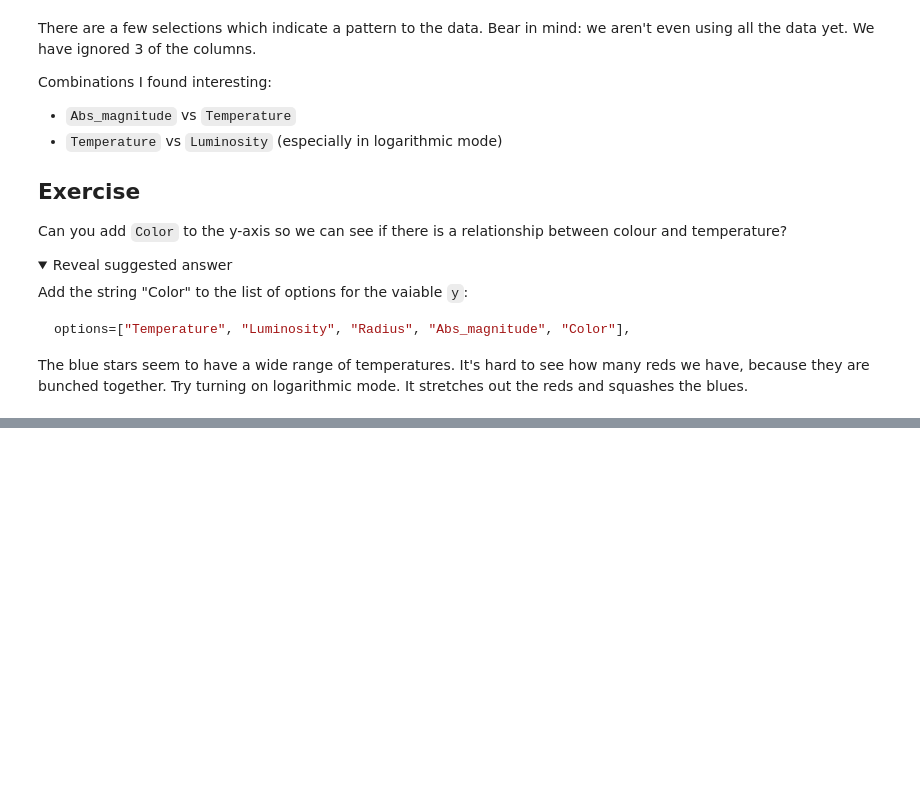
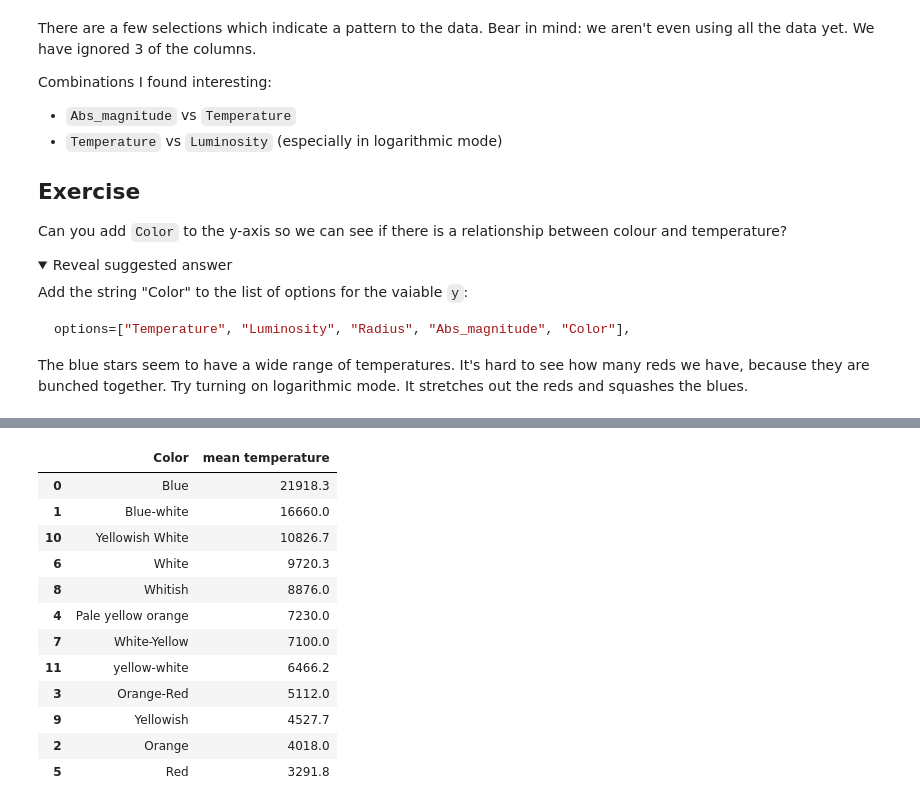
Before and after one commit to jenny4567/intro-to-data-analysis, a Jupyter notebook: stats_bites01/notebooks/02_describe_the_stars.ipynb, the cells around one changed output, grey strips where cells are left out. Drawn from its saved outputs; the diff is of its cells as text; code cells hidden in the pictures; folded sections open; blank space fills up the shorter version.

```diff
--- a/stats_bites01/notebooks/02_describe_the_stars.ipynb
+++ b/stats_bites01/notebooks/02_describe_the_stars.ipynb
@@ -87,0 +115,26 @@ The blue stars seem to have a wide range of temperatures. It's hard to see how m
+# %%
+# mean_data = {}
+
+# for color in list(set(list(stars['Color']))):
+#     data = stars.loc[stars['Color'] == color]
+#     temps = list(data['Temperature'])
+#     mean_data[color] = round(sum(temps) / len(temps), 1)
+
+# mean_data_df = pd.DataFrame(mean_data.items(), columns=['Color', 'Mean Temperature'])
+# mean_data_df.sort_values('Mean Temperature', ascending=False)
+
+stars.groupby("Color")["Temperature"].mean().reset_index(name="mean temperature").sort_values(by="mean temperature", ascending=False).round(1)
+# %% [output]
+|  | Color | mean temperature |
+| 0 | Blue | 21918.3 |
+| 1 | Blue-white | 16660.0 |
+| 10 | Yellowish White | 10826.7 |
+| 6 | White | 9720.3 |
+| 8 | Whitish | 8876.0 |
+| 4 | Pale yellow orange | 7230.0 |
+| 7 | White-Yellow | 7100.0 |
+| 11 | yellow-white | 6466.2 |
+| 3 | Orange-Red | 5112.0 |
+| 9 | Yellowish | 4527.7 |
+| 2 | Orange | 4018.0 |
+| 5 | Red | 3291.8 |
```
Also changed, not shown: parts of 9 cells of this notebook.
